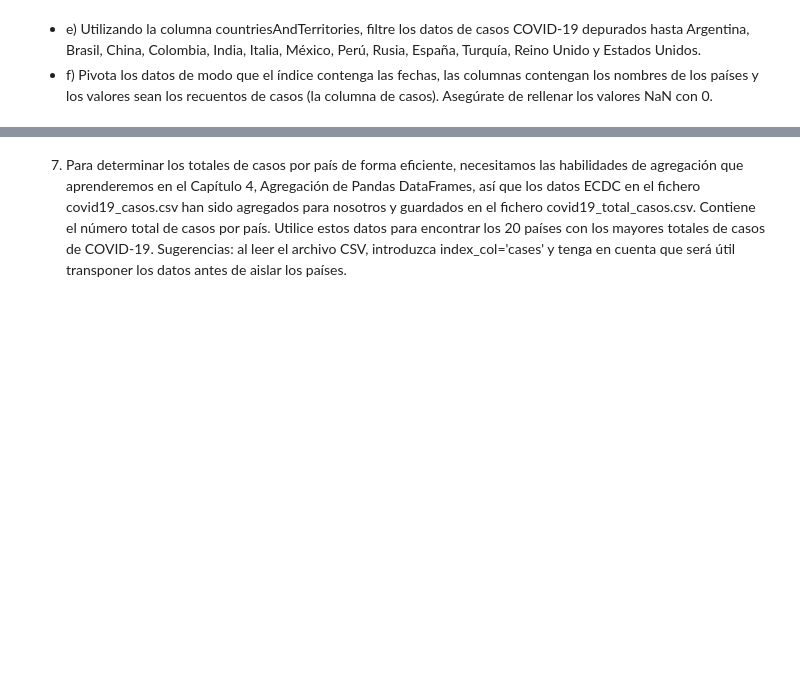
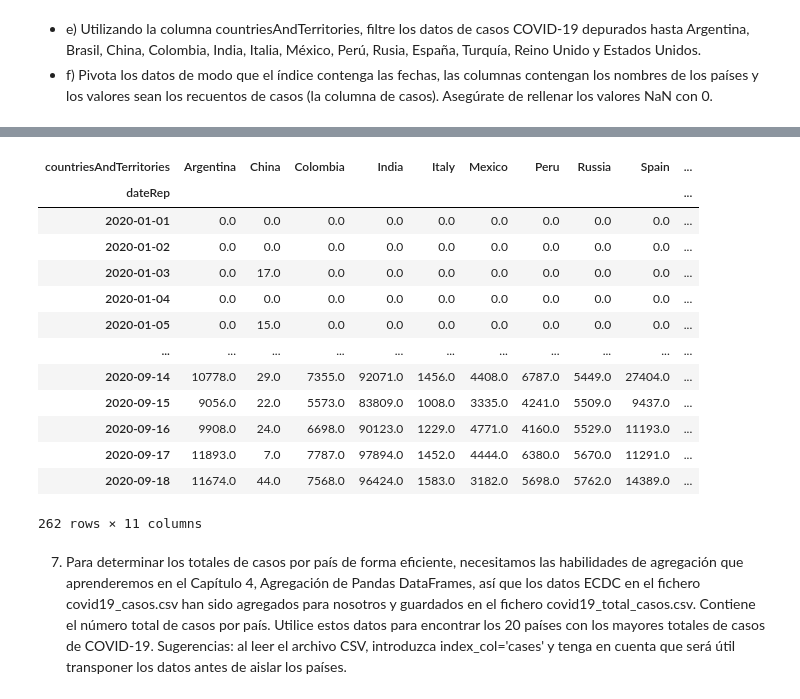
Before and after one commit to LauraGSanchz/DS_PT_09_2023, a Jupyter notebook: Data_Analysis/Analisis_de_datos/ch_03/ejercicios/ejercicio.ipynb, the cells around one changed output, grey strips where cells are left out. Saved outputs shown, nothing was run; the diff lists cells and outputs as text; code cells hidden in the pictures; blank space fills up the shorter version.

```diff
--- a/Data_Analysis/Analisis_de_datos/ch_03/ejercicios/ejercicio.ipynb
+++ b/Data_Analysis/Analisis_de_datos/ch_03/ejercicios/ejercicio.ipynb
@@ -252,5 +218,5 @@ covid_19.replace('nited_Kingdom','UK', inplace=True)
 - e) Utilizando la columna countriesAndTerritories, filtre los datos de casos COVID-19 depurados hasta Argentina, Brasil, China, Colombia, India, Italia, México, Perú, Rusia, España, Turquía, Reino Unido y Estados Unidos.
 - f) Pivota los datos de modo que el índice contenga las fechas, las columnas contengan los nombres de los países y los valores sean los recuentos de casos (la columna de casos). Asegúrate de rellenar los valores NaN con 0.
 # %%
-filtered = covid_19[covid_19['countriesAndTerritories'].str.contains(r'Argentina| Brasil| China| Colombia| India| Italy| Mexico| Peru| Russia| Spain| Turquey| UK | USA')]
-filtered
+filtered = covid_19[covid_19['countriesAndTerritories'].str.contains(r'Argentina|Brasil|China|Colombia|India|Italy|Mexico|Peru|Russia|Spain|Turkey|UK|USA')]
+filtered = filtered.set_index('dateRep')
@@ -271,3 +240,20 @@ filtered
+# %%
+filtered.pivot_table(index='dateRep', columns='countriesAndTerritories', values='cases', fill_value=0 )
+# %% [output]
+| countriesAndTerritories | Argentina | China | Colombia | India | Italy | Mexico | Peru | Russia | Spain | ... |
+| dateRep |  |  |  |  |  |  |  |  |  | ... |
+| 2020-01-01 | 0.0 | 0.0 | 0.0 | 0.0 | 0.0 | 0.0 | 0.0 | 0.0 | 0.0 | ... |
+| 2020-01-02 | 0.0 | 0.0 | 0.0 | 0.0 | 0.0 | 0.0 | 0.0 | 0.0 | 0.0 | ... |
+| 2020-01-03 | 0.0 | 17.0 | 0.0 | 0.0 | 0.0 | 0.0 | 0.0 | 0.0 | 0.0 | ... |
+| 2020-01-04 | 0.0 | 0.0 | 0.0 | 0.0 | 0.0 | 0.0 | 0.0 | 0.0 | 0.0 | ... |
+| 2020-01-05 | 0.0 | 15.0 | 0.0 | 0.0 | 0.0 | 0.0 | 0.0 | 0.0 | 0.0 | ... |
+| ... | ... | ... | ... | ... | ... | ... | ... | ... | ... | ... |
+| 2020-09-14 | 10778.0 | 29.0 | 7355.0 | 92071.0 | 1456.0 | 4408.0 | 6787.0 | 5449.0 | 27404.0 | ... |
+| 2020-09-15 | 9056.0 | 22.0 | 5573.0 | 83809.0 | 1008.0 | 3335.0 | 4241.0 | 5509.0 | 9437.0 | ... |
+| 2020-09-16 | 9908.0 | 24.0 | 6698.0 | 90123.0 | 1229.0 | 4771.0 | 4160.0 | 5529.0 | 11193.0 | ... |
+| 2020-09-17 | 11893.0 | 7.0 | 7787.0 | 97894.0 | 1452.0 | 4444.0 | 6380.0 | 5670.0 | 11291.0 | ... |
+| 2020-09-18 | 11674.0 | 44.0 | 7568.0 | 96424.0 | 1583.0 | 3182.0 | 5698.0 | 5762.0 | 14389.0 | ... |
+262 rows × 11 columns
 # %% [markdown]
 
 7. Para determinar los totales de casos por país de forma eficiente, necesitamos las habilidades de agregación que aprenderemos en el Capítulo 4, Agregación de Pandas DataFrames, así que los datos ECDC en el fichero covid19_casos.csv han sido agregados para nosotros y guardados en el fichero covid19_total_casos.csv. Contiene el número total de casos por país. Utilice estos datos para encontrar los 20 países con los mayores totales de casos de COVID-19. Sugerencias: al leer el archivo CSV, introduzca index_col='cases' y tenga en cuenta que será útil transponer los datos antes de aislar los países.
```
Also changed, not shown: parts of 16 cells of this notebook.
